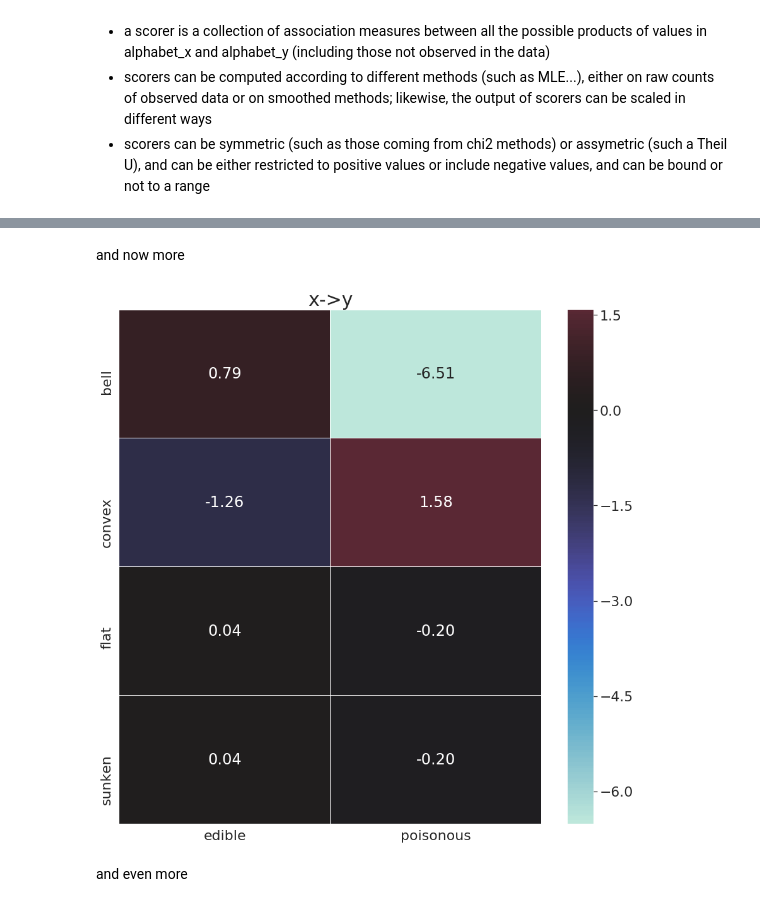
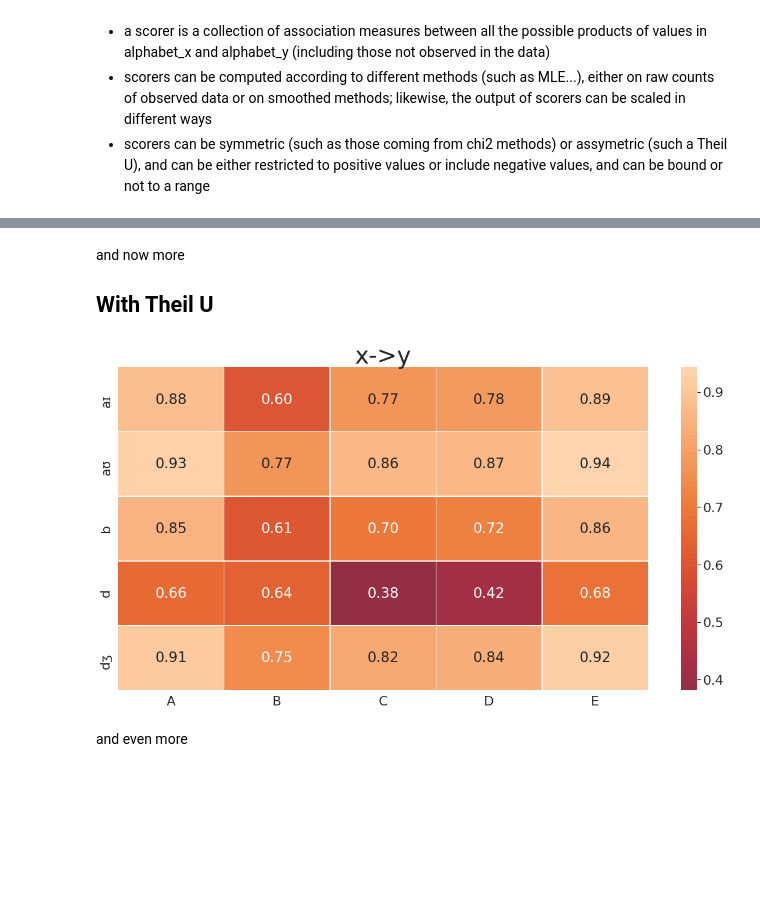
Before and after one commit to tresoldi/asymcat, a Jupyter notebook: docs/Demo.ipynb, the cells around one changed output, grey strips where cells are left out. Drawn from its saved outputs; the diff is of its cells as text; code cells hidden in the pictures; blank space fills up the shorter version.

```diff
--- a/docs/Demo.ipynb
+++ b/docs/Demo.ipynb
@@ -47,11 +47,15 @@ import tabulate
 import catcoocc
 from catcoocc.scorer import CatScorer
 
-def plot_scorer(scorer, alpha_x, alpha_y, title=None, font_scale=2, figsize=(25, 25)):
+def plot_scorer(scorer, alpha_x, alpha_y, title=None, font_scale=2, figsize=(25, 25), subset=None):
     if not title:
         title = ""
 
     matrix = pd.DataFrame(scorer, index=alpha_y, columns=alpha_x)
+
+    if subset:
+        matrix = matrix.head(subset)
+        matrix = matrix.iloc[:,:subset]
 
     sns.set(font_scale=font_scale)
     plt.figure(figsize=figsize)
@@ -88,7 +94,7 @@ Mushrooms can be either edible or poisonous, and the cap shapre can be of four t
 # %%
-mushroom_data = catcoocc.read_sequences("catcoocc/docs/mushroom-small.tsv")
-mushroom_cooccs = catcoocc.collect_cooccs(mushroom_data)
-scorer = catcoocc.scorer.CatScorer(mushroom_cooccs)
+data = catcoocc.read_sequences("catcoocc/docs/cmudict.sample100.tsv")
+my_cooccs = catcoocc.collect_cooccs(data)
+scorer = catcoocc.scorer.CatScorer(my_cooccs)
 
 mle = scorer.mle()
 pmi = scorer.pmi()
@@ -104,17 +110,17 @@ catcoocc_ii = scorer.catcoocc_ii()
 
 headers = [
     'pair',
-    'mle_0',        'mle_1',
-    'pmi_0',        'pmi_1',
-    'npmi_0',       'npmi_1',
-    'chi2_0',       'chi2_1',
-    'chi2ns_0',     'chi2ns_1',
-    'cremersv_0',   'cremersv_1',
-    'cremersvns_0', 'cremersvns_1',
-    'fisher_0',     'fisher_1',
-    'theilu_0',     'theilu_1',
-    'catcoocci_0',  'catcoocci_1',
-    'catcooccii_0', 'catcooccii_1',
+    'mle_xy',        'mle_yx',
+    'pmi_xy',        'pmi_yx',
+    'npmi_xy',       'npmi_yx',
+    'chi2_xy',       'chi2_yx',
+    'chi2ns_xy',     'chi2ns_yx',
+    'cremersv_xy',   'cremersv_yx',
+    'cremersvns_xy', 'cremersvns_yx',
+    'fisher_xy',     'fisher_yx',
+    'theilu_xy',     'theilu_yx',
+    'catcoocci_xy',  'catcoocci_yx',
+    'catcooccii_xy', 'catcooccii_yx',
 ]
 
 table = []
@@ -150,11 +148,15 @@ display(HTML(tabulate.tabulate(table, headers=headers, tablefmt='html')))
 # %% [markdown]
 and now more
+
+## With Theil U
 # %%
-xy, yx, alpha_x, alpha_y = catcoocc.scorer.scorer2matrices(catcoocc_i)
+xy, yx, alpha_x, alpha_y = catcoocc.scorer.scorer2matrices(theil_u)
 
-plot_scorer(xy, alpha_x, alpha_y, "x->y", 2, (15, 15))
+figsize = (20, 10)
+subset = 5
+plot_scorer(xy, alpha_x, alpha_y, "x->y", 2, figsize, subset=subset)
 # %% [output]
-[figure, old version]
+[figure, new version]
 # %% [markdown]
 and even more
 # %%
```
Also changed, not shown: parts of 7 cells of this notebook.
